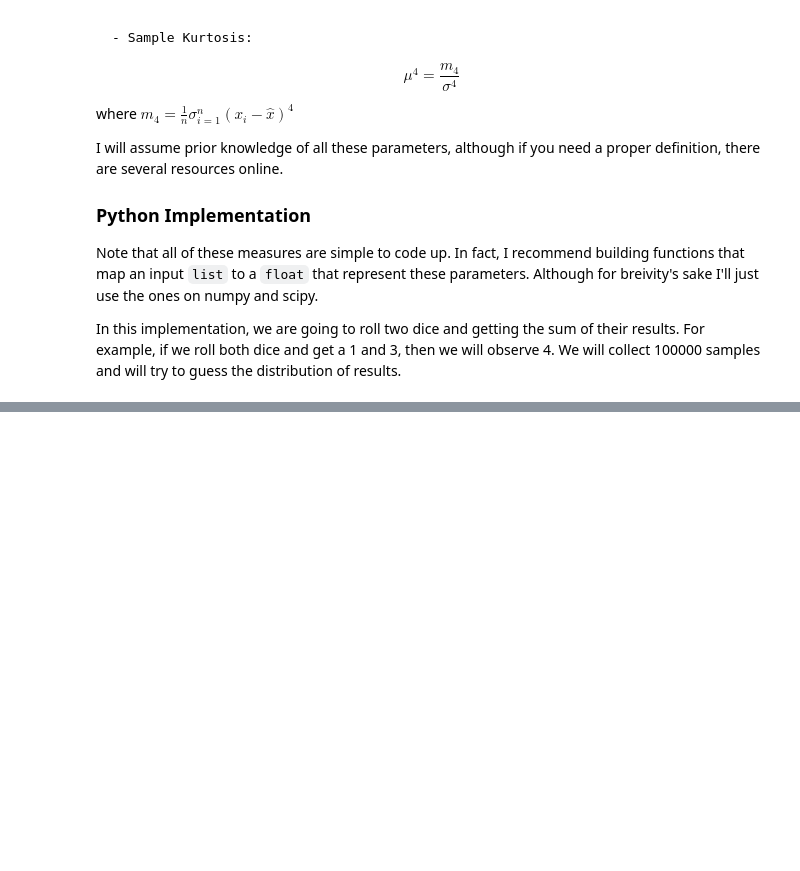
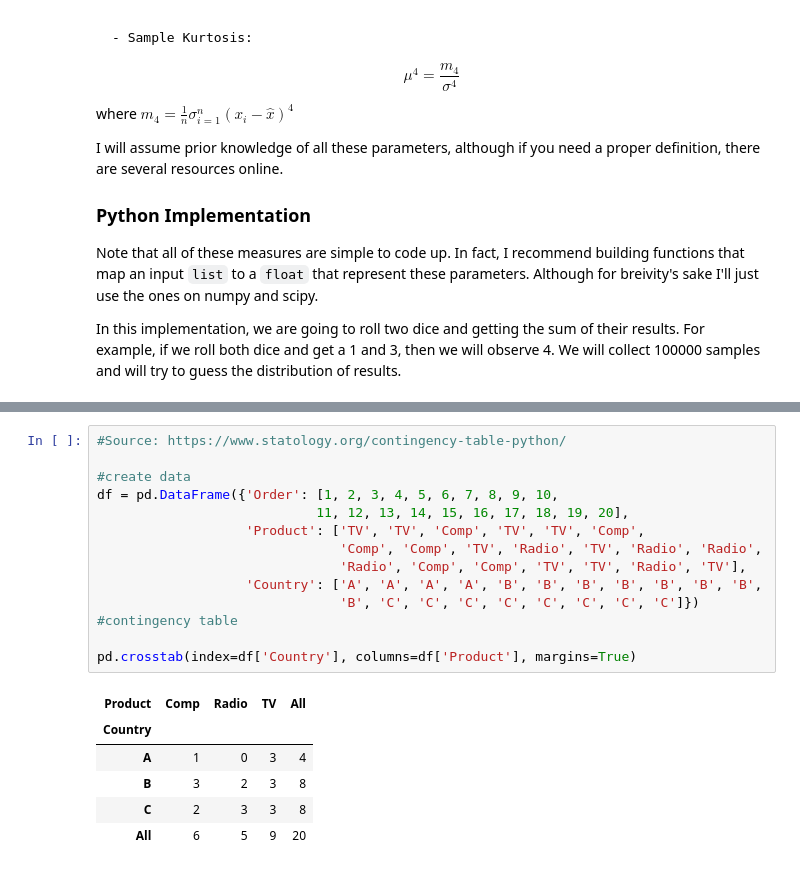
Before and after one commit to theheavygluon/Risk-Management-Course, a Jupyter notebook: Lecture 1 - Introduction to Statistics .ipynb, the cells around one changed output, grey strips where cells are left out. Cells and saved outputs as stored; diff of their text form; blank space fills up the shorter version.

```diff
--- a/Lecture 1 - Introduction to Statistics .ipynb
+++ b/Lecture 1 - Introduction to Statistics .ipynb
@@ -403,0 +463,21 @@ sns.heatmap([gogo])
+# %%
+#Source: https://www.statology.org/contingency-table-python/
+
+#create data
+df = pd.DataFrame({'Order': [1, 2, 3, 4, 5, 6, 7, 8, 9, 10,
+                            11, 12, 13, 14, 15, 16, 17, 18, 19, 20],
+                   'Product': ['TV', 'TV', 'Comp', 'TV', 'TV', 'Comp',
+                               'Comp', 'Comp', 'TV', 'Radio', 'TV', 'Radio', 'Radio',
+                               'Radio', 'Comp', 'Comp', 'TV', 'TV', 'Radio', 'TV'],
+                   'Country': ['A', 'A', 'A', 'A', 'B', 'B', 'B', 'B', 'B', 'B', 'B',
+                               'B', 'C', 'C', 'C', 'C', 'C', 'C', 'C', 'C']})
+#contingency table
+
+pd.crosstab(index=df['Country'], columns=df['Product'], margins=True)
+# %% [output]
+| Product | Comp | Radio | TV | All |
+| Country |  |  |  |  |
+| A | 1 | 0 | 3 | 4 |
+| B | 3 | 2 | 3 | 8 |
+| C | 2 | 3 | 3 | 8 |
+| All | 6 | 5 | 9 | 20 |
```
Also changed, not shown: parts of 28 cells of this notebook.
